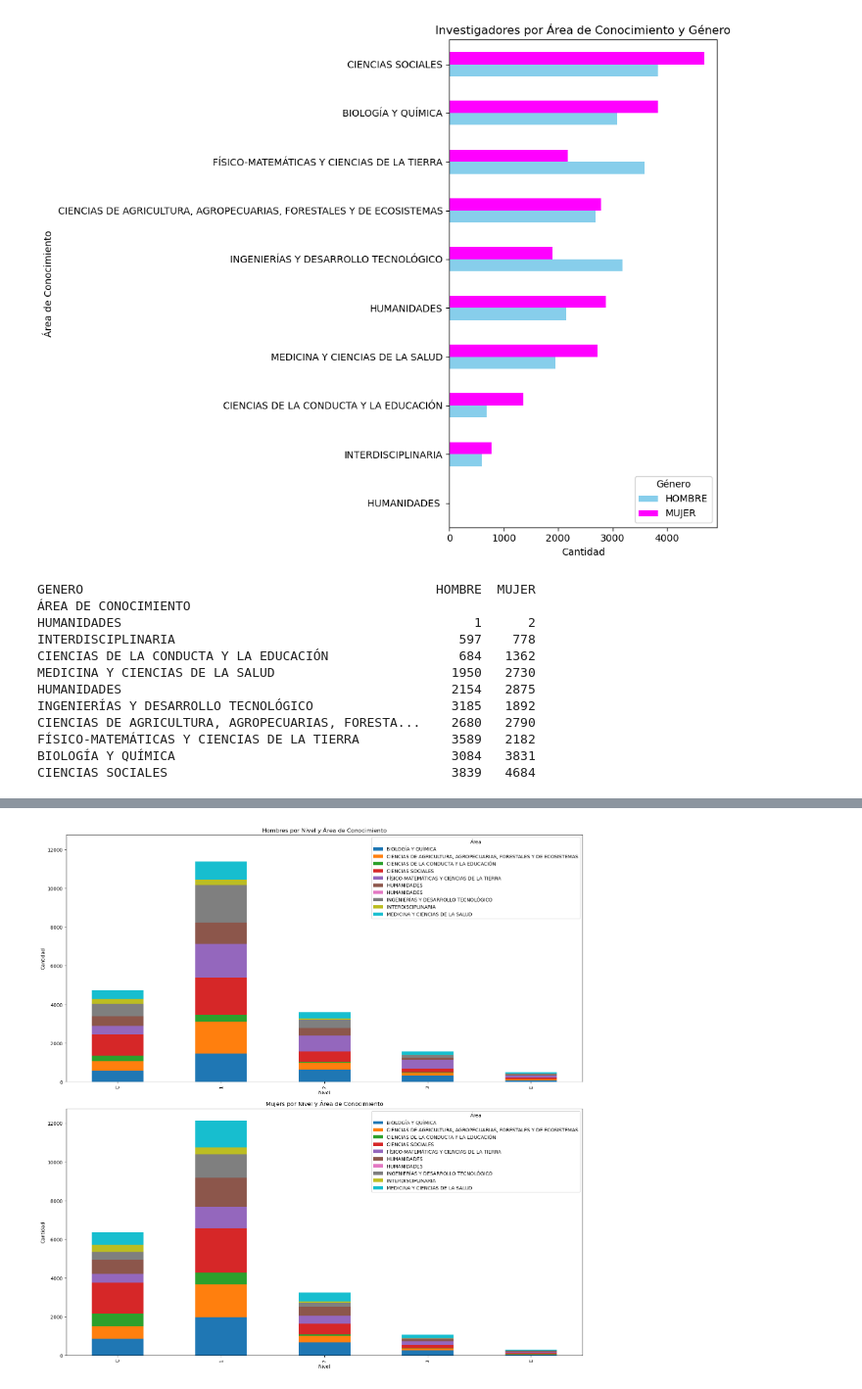
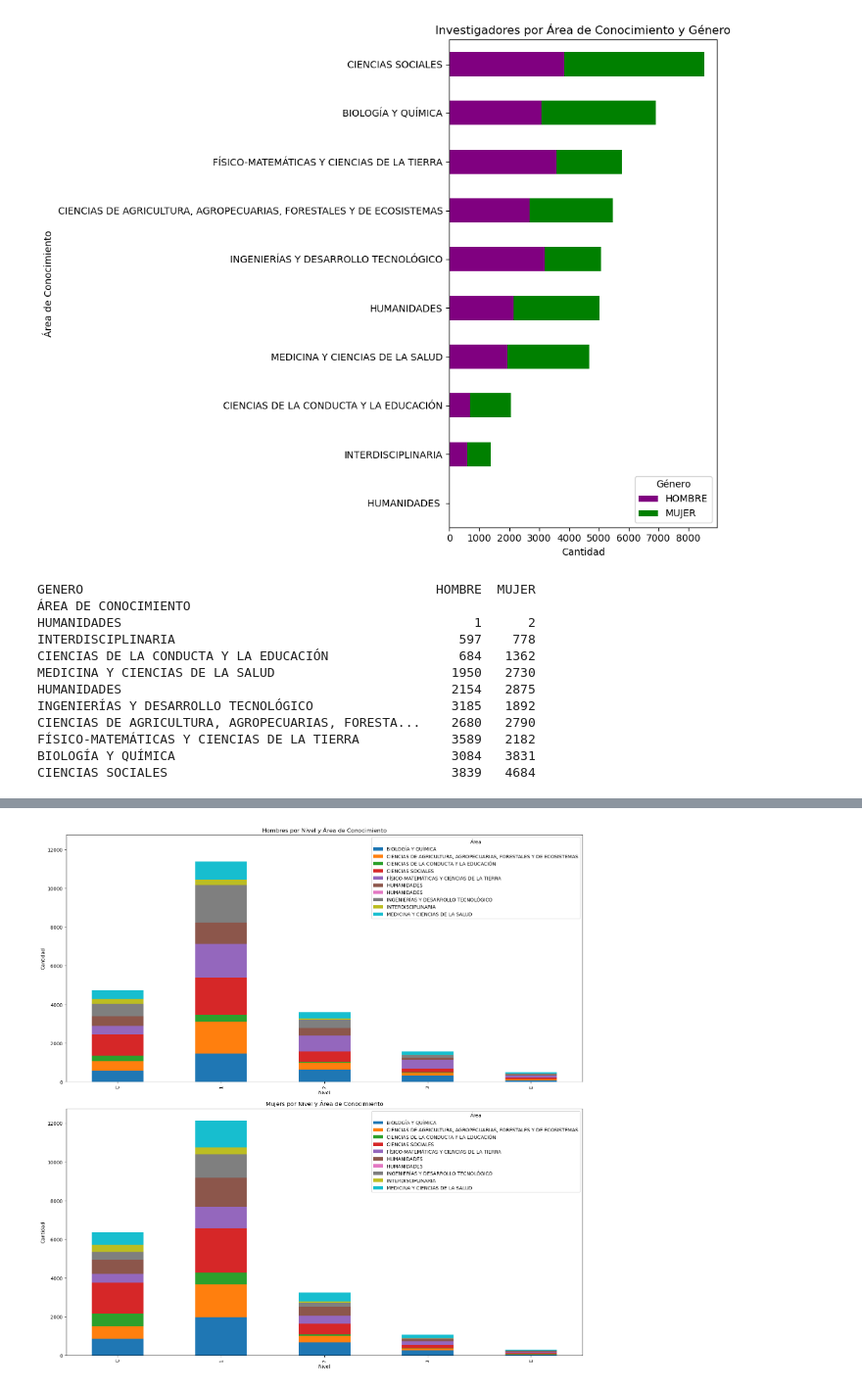
Before and after one commit to isadoji/sni, a Jupyter notebook: sni2025.ipynb, the cells around one changed output, grey strips where cells are left out. Shown at 98% size. Saved outputs shown, nothing was run; the diff lists cells and outputs as text; code cells hidden in the pictures.

```diff
--- a/sni2025.ipynb
+++ b/sni2025.ipynb
@@ -64,19 +71,19 @@ Name: count, dtype: int64
 # %%
 # Gráfico 2: Hombres/mujeres por Área de Conocimient
 conteo_area = df.groupby(['ÁREA DE CONOCIMIENTO', 'GENERO']).size().unstack(fill_value=0)
 # Ordenar áreas por total general si quieres
 conteo_area = conteo_area.loc[conteo_area.sum(axis=1).sort_values(ascending=True).index]
-conteo_area.plot(kind='barh', figsize=(10,8), color=['skyblue', 'magenta'])
+conteo_area.plot(kind='barh', stacked=True,figsize=(10,8), color=['purple', 'green'])
 plt.title('Investigadores por Área de Conocimiento y Género')
 plt.xlabel('Cantidad')
 plt.ylabel('Área de Conocimiento')
 plt.legend(title='Género', loc='lower right')
 plt.tight_layout()
+plt.savefig('fig_sni/area_2025.jpg', format='jpg', dpi=300, bbox_inches='tight')
 plt.show()
-
 print(conteo_area)
 # %% [output]
-[figure, old version]
+[figure, new version]
 GENERO                                              HOMBRE  MUJER
 ÁREA DE CONOCIMIENTO
 HUMANIDADES                                              1      2
```
Also changed, not shown: parts of 7 cells of this notebook, 4 other files.
